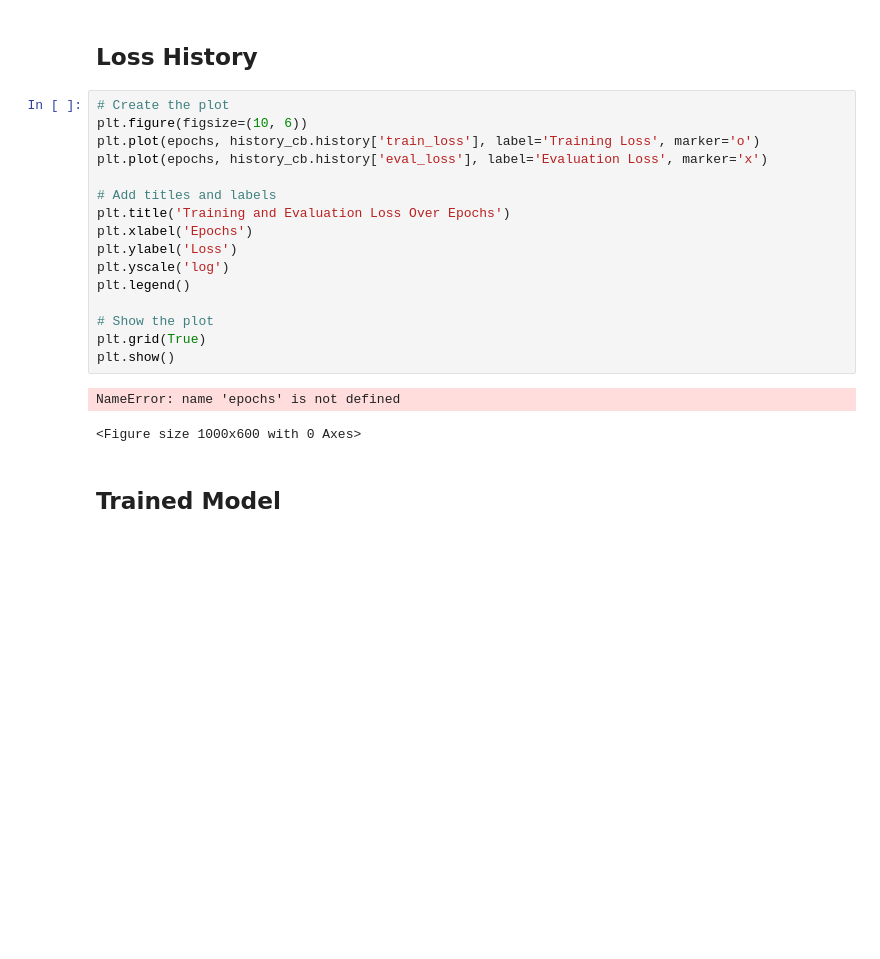
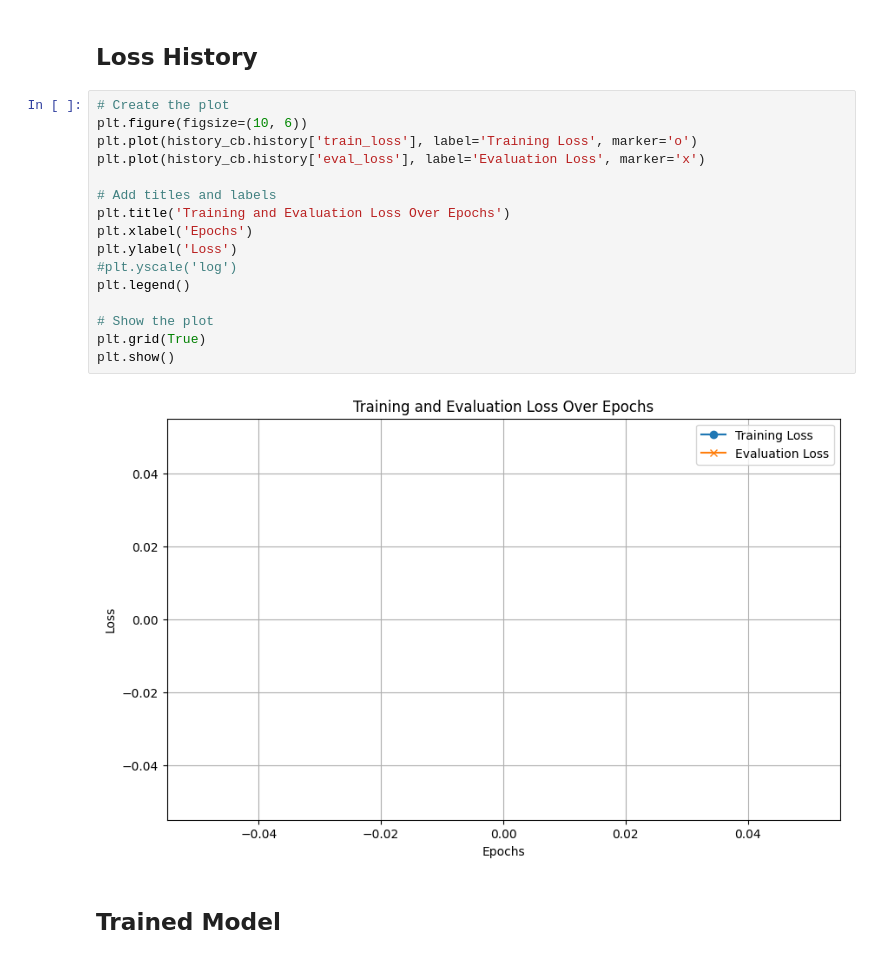
Before and after one commit to dmandache/ModelDegeneration, a Jupyter notebook: test_pythae.ipynb, the cells around one changed output. Cells and saved outputs as stored; diff of their text form; blank space fills up the shorter version.

```diff
--- a/test_pythae.ipynb
+++ b/test_pythae.ipynb
@@ -309,22 +309,21 @@ Eval loss: 267.1555
 # %%
 # Create the plot
 plt.figure(figsize=(10, 6))
-plt.plot(epochs, history_cb.history['train_loss'], label='Training Loss', marker='o')
-plt.plot(epochs, history_cb.history['eval_loss'], label='Evaluation Loss', marker='x')
+plt.plot(history_cb.history['train_loss'], label='Training Loss', marker='o')
+plt.plot(history_cb.history['eval_loss'], label='Evaluation Loss', marker='x')
 
 # Add titles and labels
 plt.title('Training and Evaluation Loss Over Epochs')
 plt.xlabel('Epochs')
 plt.ylabel('Loss')
-plt.yscale('log')
+#plt.yscale('log')
 plt.legend()
 
 # Show the plot
 plt.grid(True)
 plt.show()
 # %% [output]
-NameError: name 'epochs' is not defined
-<Figure size 1000x600 with 0 Axes>
+[figure, added]
 # %% [markdown]
 ## Trained Model
 # %%
```
Also changed, not shown: parts of 1 cell of this notebook.
